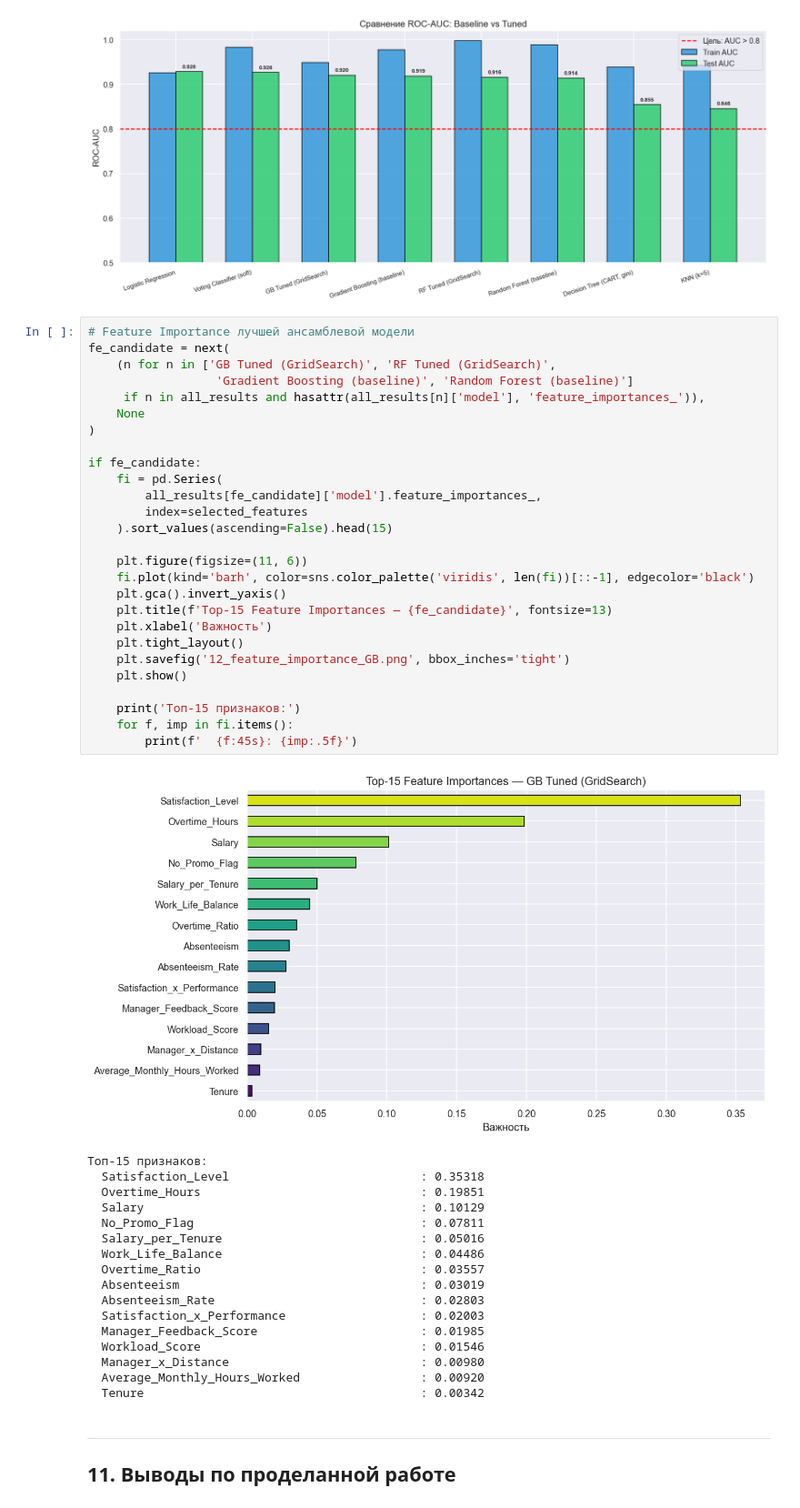
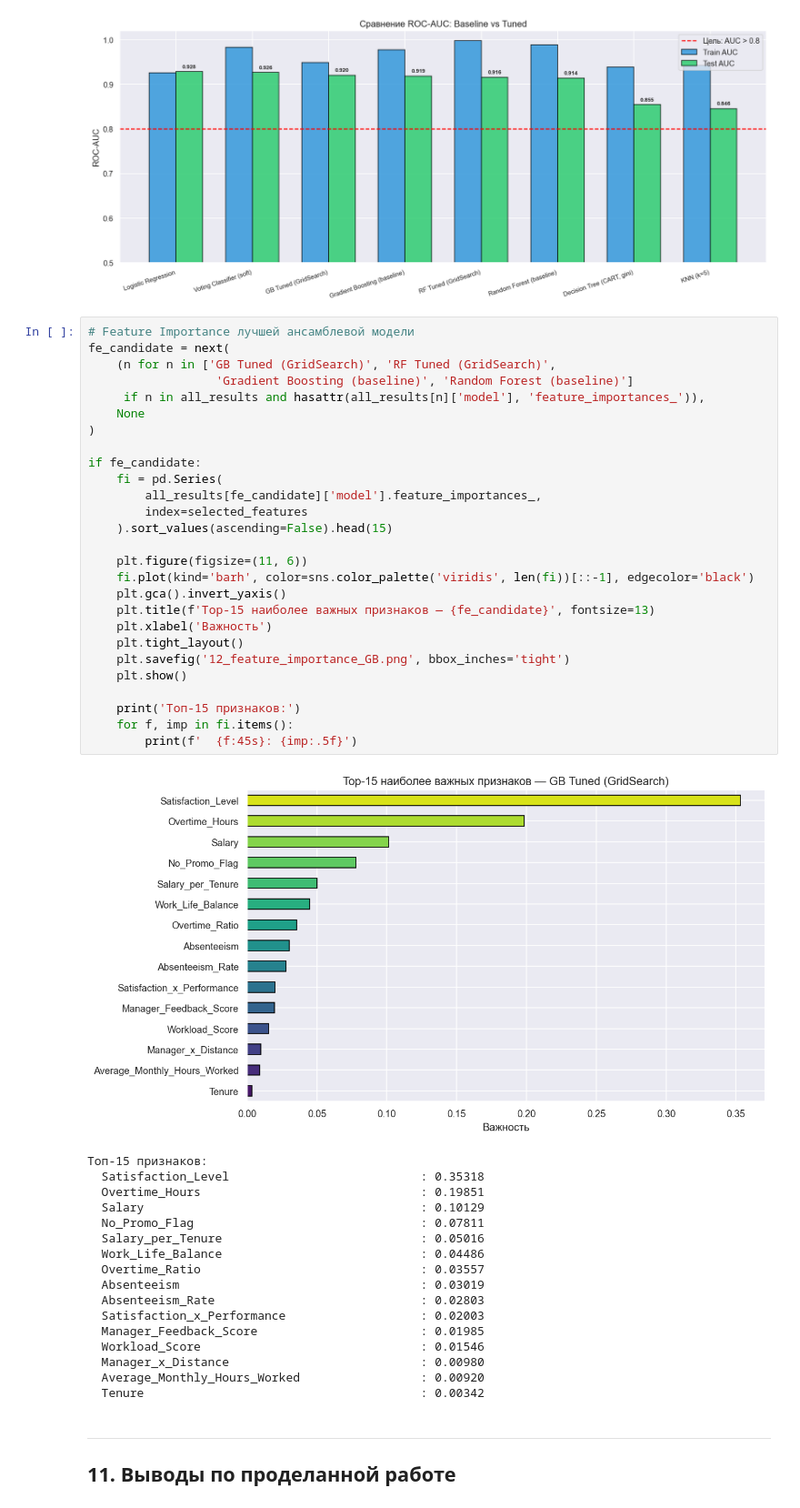
Before and after one commit to korolenko/ML-Basic, a Jupyter notebook: graduation_work/employee_churn_final.ipynb, the cells around one changed output. Shown at 91% size. Saved outputs shown, nothing was run; the diff lists cells and outputs as text.

```diff
--- a/graduation_work/employee_churn_final.ipynb
+++ b/graduation_work/employee_churn_final.ipynb
@@ -1607,32 +1607,32 @@ plt.show()
 # %%
 # Feature Importance лучшей ансамблевой модели
 fe_candidate = next(
     (n for n in ['GB Tuned (GridSearch)', 'RF Tuned (GridSearch)',
                   'Gradient Boosting (baseline)', 'Random Forest (baseline)']
      if n in all_results and hasattr(all_results[n]['model'], 'feature_importances_')),
     None
 )
 
 if fe_candidate:
     fi = pd.Series(
         all_results[fe_candidate]['model'].feature_importances_,
         index=selected_features
     ).sort_values(ascending=False).head(15)
 
     plt.figure(figsize=(11, 6))
     fi.plot(kind='barh', color=sns.color_palette('viridis', len(fi))[::-1], edgecolor='black')
     plt.gca().invert_yaxis()
-    plt.title(f'Top-15 Feature Importances — {fe_candidate}', fontsize=13)
+    plt.title(f'Top-15 наиболее важных признаков — {fe_candidate}', fontsize=13)
     plt.xlabel('Важность')
     plt.tight_layout()
     plt.savefig('12_feature_importance_GB.png', bbox_inches='tight')
     plt.show()
 
     print('Топ-15 признаков:')
     for f, imp in fi.items():
         print(f'  {f:45s}: {imp:.5f}')
 # %% [output]
-[figure, old version]
+[figure, new version]
 Топ-15 признаков:
   Satisfaction_Level                           : 0.35318
   Overtime_Hours                               : 0.19851
```
Also changed, not shown: 1 other file.
